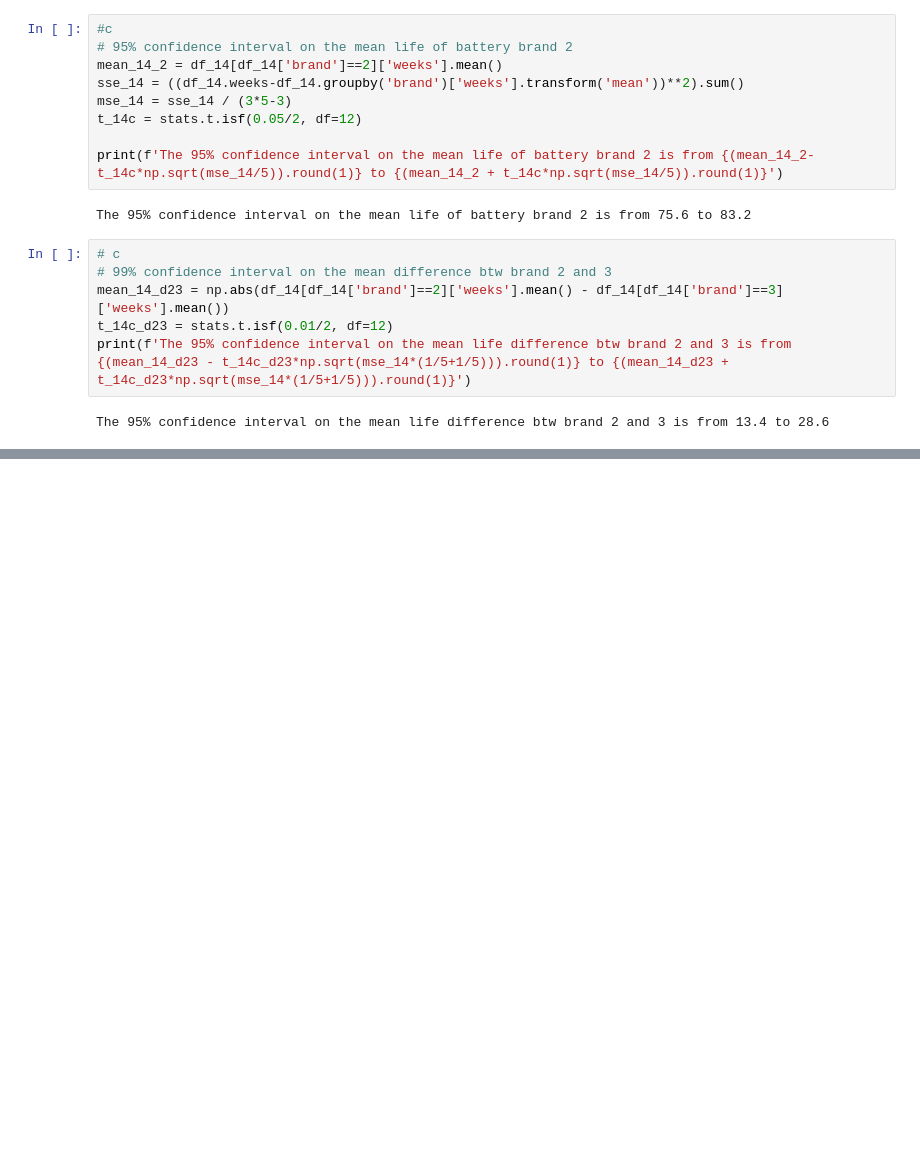
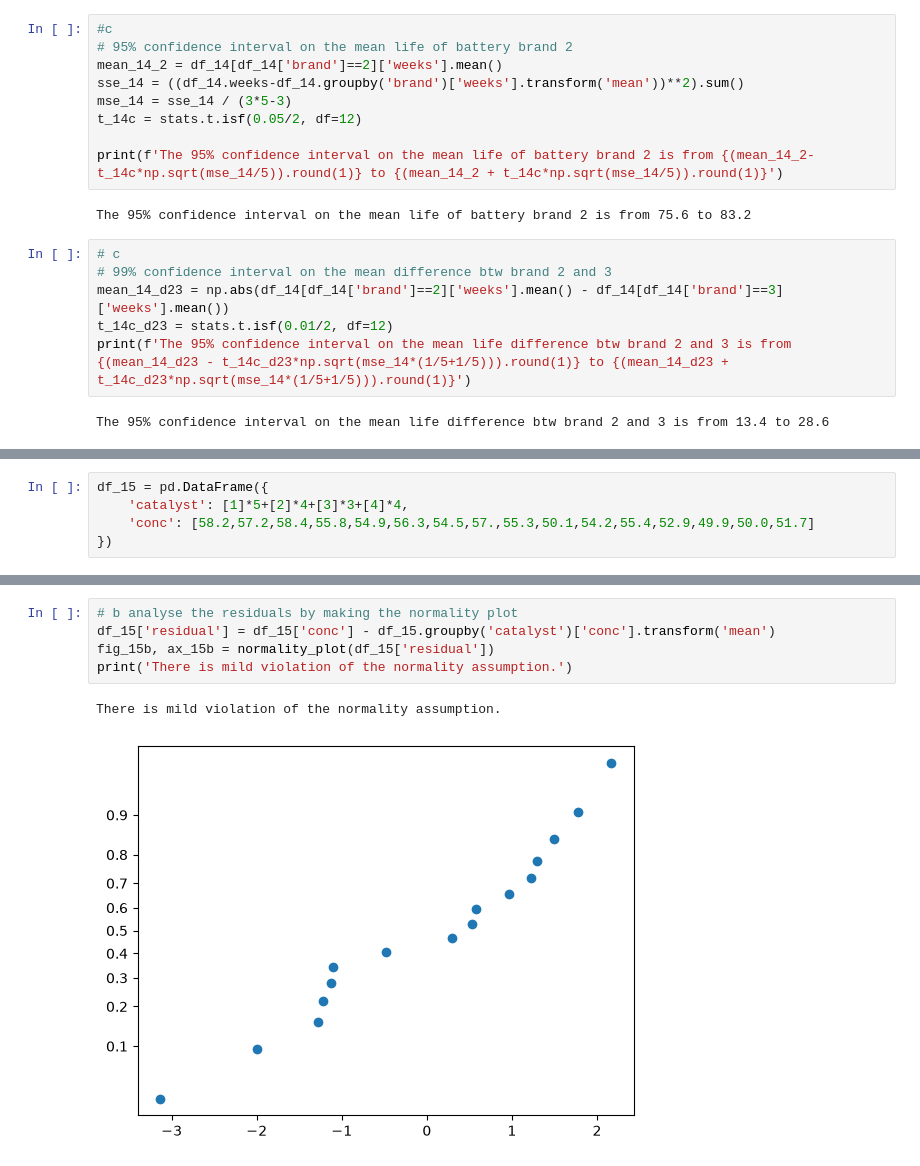
Before and after one commit to Peiguang2024/design-of-experiment, a Jupyter notebook: Montgomery/chapter3.ipynb, the cells around one changed output, grey strips where cells are left out. Saved outputs shown, nothing was run; the diff lists cells and outputs as text; blank space fills up the shorter version.

```diff
--- a/Montgomery/chapter3.ipynb
+++ b/Montgomery/chapter3.ipynb
@@ -1083,0 +1094,5 @@ Name: weeks, dtype: float64
+# %%
+df_15 = pd.DataFrame({
+    'catalyst': [1]*5+[2]*4+[3]*3+[4]*4,
+    'conc': [58.2,57.2,58.4,55.8,54.9,56.3,54.5,57.,55.3,50.1,54.2,55.4,52.9,49.9,50.0,51.7]
+})
@@ -1083,0 +1105,8 @@ Name: weeks, dtype: float64
+# %%
+# b analyse the residuals by making the normality plot
+df_15['residual'] = df_15['conc'] - df_15.groupby('catalyst')['conc'].transform('mean')
+fig_15b, ax_15b = normality_plot(df_15['residual'])
+print('There is mild violation of the normality assumption.')
+# %% [output]
+There is mild violation of the normality assumption.
+[figure, added]
```
Also changed, not shown: parts of 28 cells of this notebook.
